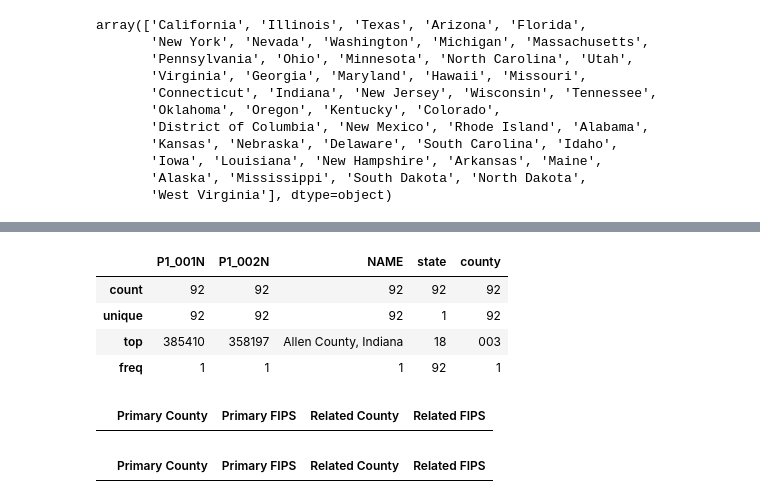
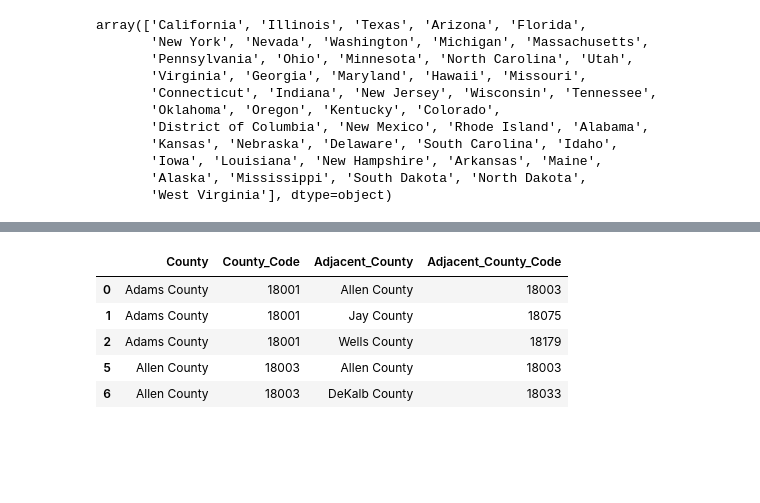
Before and after one commit to MillerMedia/Assignment3_AlgorithmicRedistricting_MSDS460, a Jupyter notebook: Assignment3.ipynb, the cells around one changed output, grey strips where cells are left out. Saved outputs shown, nothing was run; the diff lists cells and outputs as text; code cells hidden in the pictures; blank space fills up the shorter version.

Commit message:
Initial matt commit

```diff
--- a/Assignment3.ipynb
+++ b/Assignment3.ipynb
@@ -91,8 +58,0 @@ whitepop
-# %%
-whitepop.describe()
-# %% [output]
-|  | P1_001N | P1_002N | NAME | state | county |
-| count | 92 | 92 | 92 | 92 | 92 |
-| unique | 92 | 92 | 92 | 1 | 92 |
-| top | 385410 | 358197 | Allen County, Indiana | 18 | 003 |
-| freq | 1 | 1 | 1 | 92 | 1 |
@@ -148,10 +59,53 @@ df = pd.DataFrame({
-# %%
-df
-# %% [output]
-|  | Primary County | Primary FIPS | Related County | Related FIPS |
+# %%
+import pandas as pd
+import re
+
+# File path
+file_path = 'AdjacentCounties'
+
+# Reading the file
+with open(file_path, 'r') as file:
+    data = file.read()
+
+# Initialize an empty list to store the processed data
+county_data = []
+current_county = None
+current_code = None
+
+# Process each line in the file data
+for line in data.strip().splitlines():
+    line = line.strip()
+    if not line:
+        continue
+
+    # Match for main county lines (non-indented) using regex for pattern consistency
+    match_main = re.match(r'"(.+?), IN"\s+(\d+)\s+".+?"\s+(\d+)', line)
+    if match_main:
+        # Extract the main county details only if it is an Indiana county
+        current_county = match_main.group(1)
+        current_code = match_main.group(2)
+    else:
+        # Process indented lines for adjacent counties
+        match_adjacent = re.match(r'"\s*(.+?)"\s+(\d+)', line)
+        if match_adjacent and current_county and current_code:
+            adjacent_county = match_adjacent.group(1)
+            adjacent_code = match_adjacent.group(2)
+            county_data.append([current_county, current_code, adjacent_county, adjacent_code])
+
+# Create DataFrame with Indiana counties only
+df = pd.DataFrame(county_data, columns=["County", "County_Code", "Adjacent_County", "Adjacent_County_Code"])
+
+# Get DataFrame with Indiana counties only in the Adjacent_County column
+df = df[df["Adjacent_County"].str.endswith(", IN")]
+df["Adjacent_County"] = df["Adjacent_County"].str.replace(", IN", "")
 # %%
 adjacent = df
 # %%
-adjacent
+adjacent.head()
 # %% [output]
-|  | Primary County | Primary FIPS | Related County | Related FIPS |
+|  | County | County_Code | Adjacent_County | Adjacent_County_Code |
+| 0 | Adams County | 18001 | Allen County | 18003 |
+| 1 | Adams County | 18001 | Jay County | 18075 |
+| 2 | Adams County | 18001 | Wells County | 18179 |
+| 5 | Allen County | 18003 | Allen County | 18003 |
+| 6 | Allen County | 18003 | DeKalb County | 18033 |
```
Also changed, not shown: parts of 10 cells of this notebook, 3 other files.
